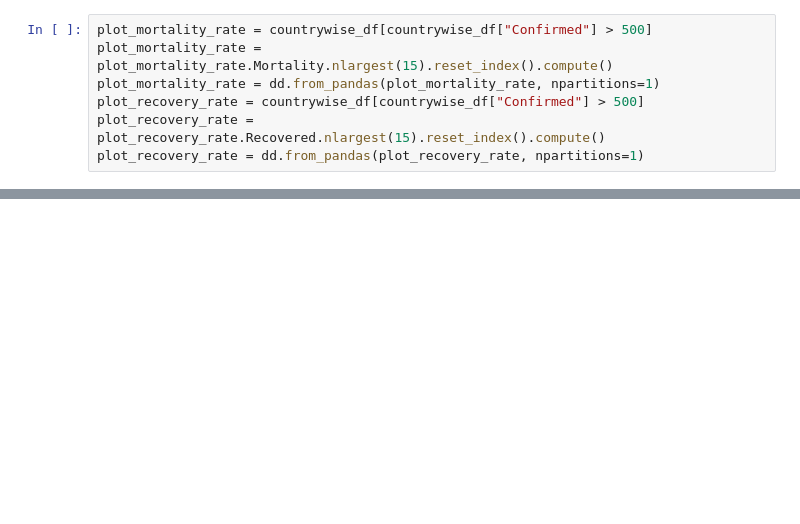
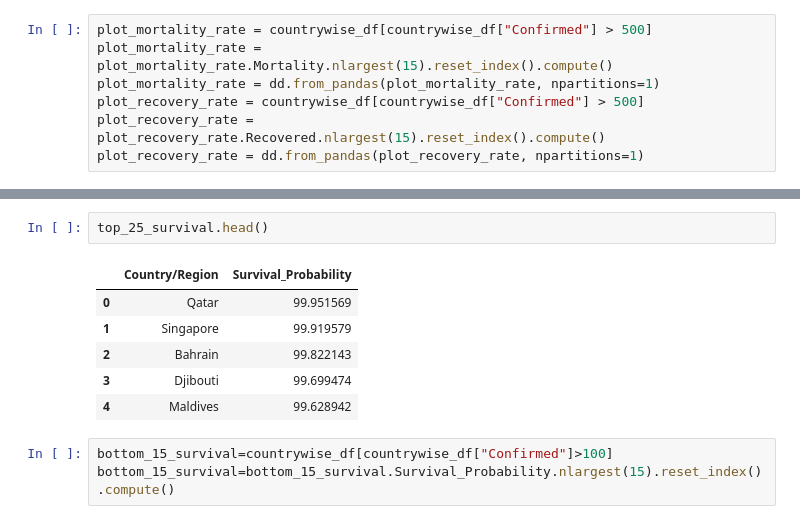
Before and after one commit to codebrain001/COVID19-time-series-analysis, a Jupyter notebook: Notebooks/medium.ipynb, the cells around one changed output, grey strips where cells are left out. Saved outputs shown, nothing was run; the diff lists cells and outputs as text; blank space fills up the shorter version.

```diff
--- a/Notebooks/medium.ipynb
+++ b/Notebooks/medium.ipynb
@@ -260,0 +395,12 @@ ax2.set_xlabel("Recovery (in Percentage)")
+# %%
+top_25_survival.head()
+# %% [output]
+|  | Country/Region | Survival_Probability |
+| 0 | Qatar | 99.951569 |
+| 1 | Singapore | 99.919579 |
+| 2 | Bahrain | 99.822143 |
+| 3 | Djibouti | 99.699474 |
+| 4 | Maldives | 99.628942 |
+# %%
+bottom_15_survival=countrywise_df[countrywise_df["Confirmed"]>100]
+bottom_15_survival=bottom_15_survival.Survival_Probability.nlargest(15).reset_index().compute()
```
Also changed, not shown: parts of 25 cells of this notebook, 14 other files.
